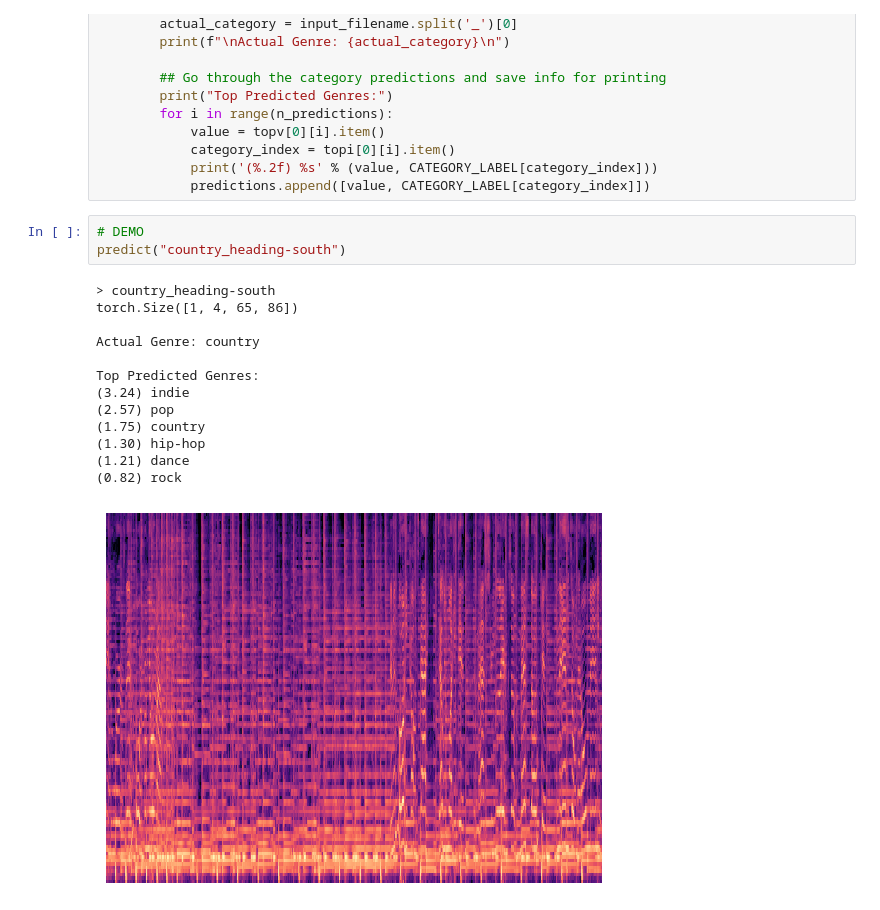
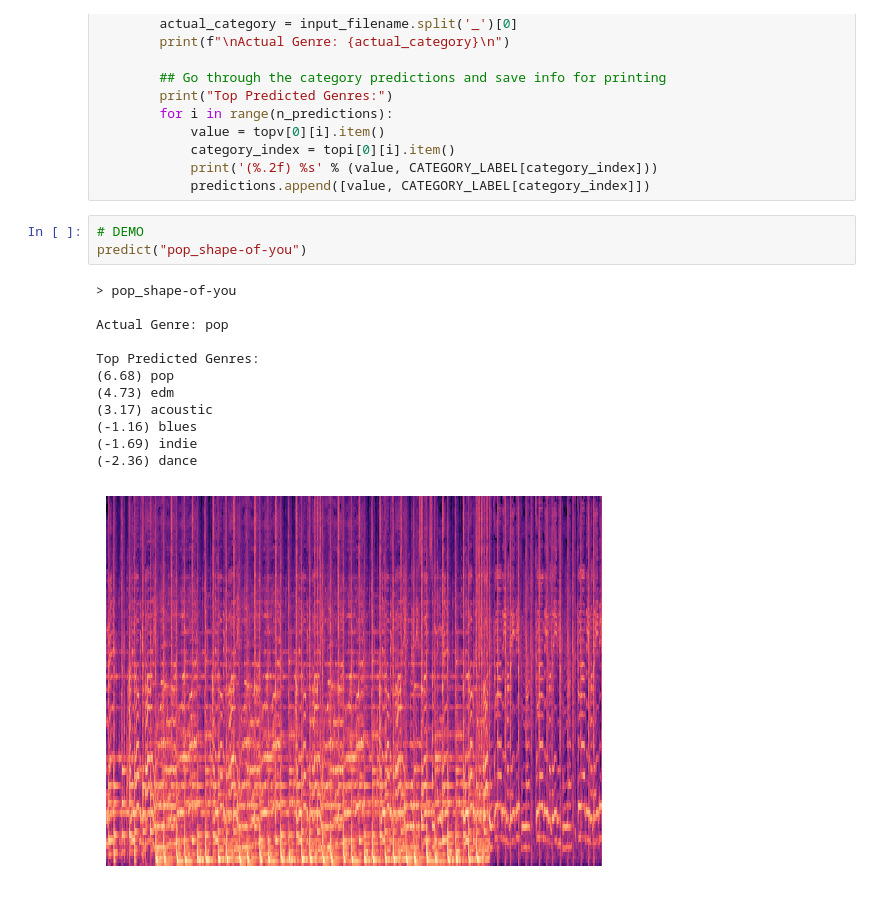
Before and after one commit to anhvungoc21/song-genre-predictor, a Jupyter notebook: demo.ipynb, the cells around one changed output. Saved outputs shown, nothing was run; the diff lists cells and outputs as text.

```diff
--- a/demo.ipynb
+++ b/demo.ipynb
@@ -143,18 +143,17 @@ def predict(input_filename, n_predictions=6):
             predictions.append([value, CATEGORY_LABEL[category_index]])
 # %%
 # DEMO
-predict("country_heading-south")
+predict("pop_shape-of-you")
 # %% [output]
-> country_heading-south
-torch.Size([1, 4, 65, 86])
+> pop_shape-of-you
 
-Actual Genre: country
+Actual Genre: pop
 
 Top Predicted Genres:
-(3.24) indie
-(2.57) pop
-(1.75) country
-(1.30) hip-hop
-(1.21) dance
-(0.82) rock
+(6.68) pop
+(4.73) edm
+(3.17) acoustic
+(-1.16) blues
+(-1.69) indie
+(-2.36) dance
-[figure, old version]
+[figure, new version]
```
